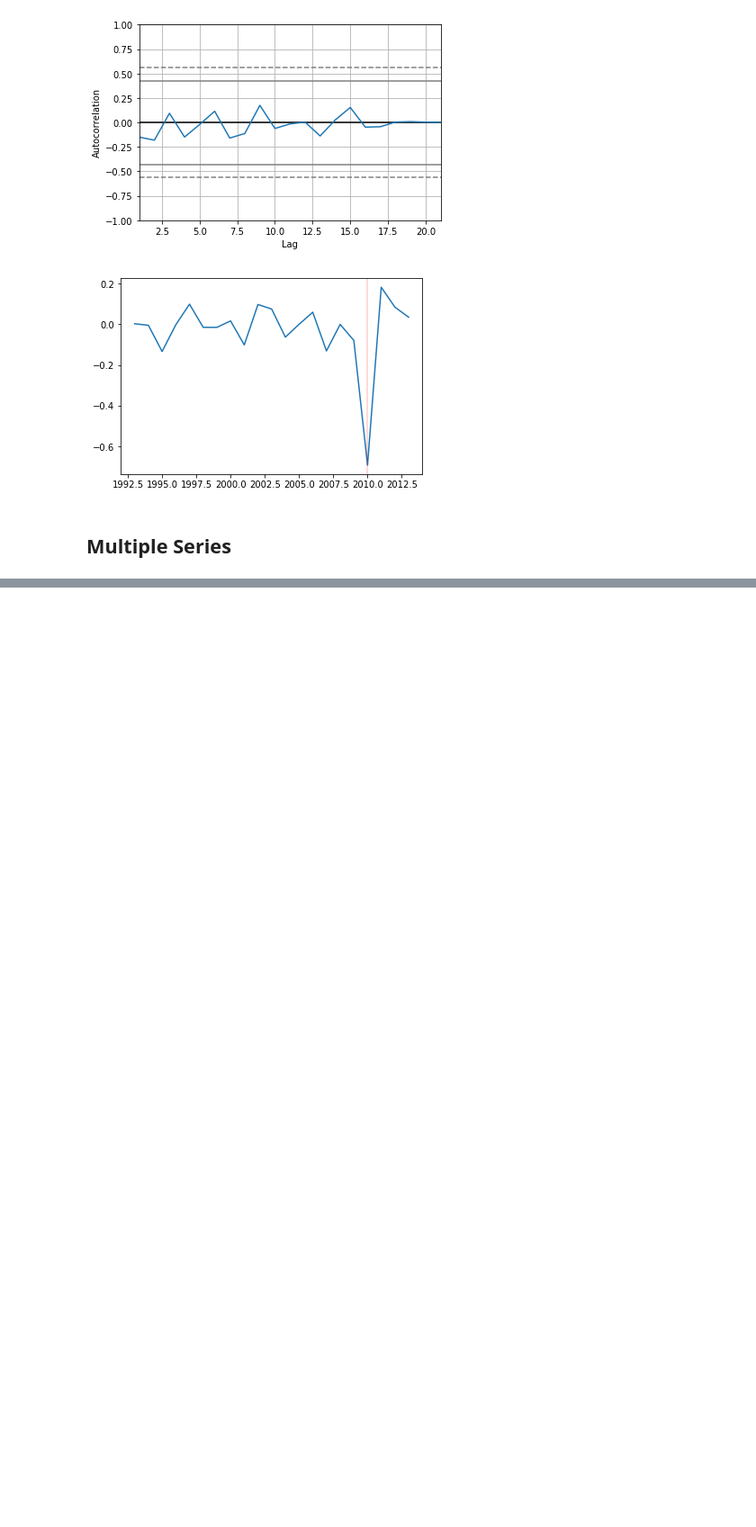
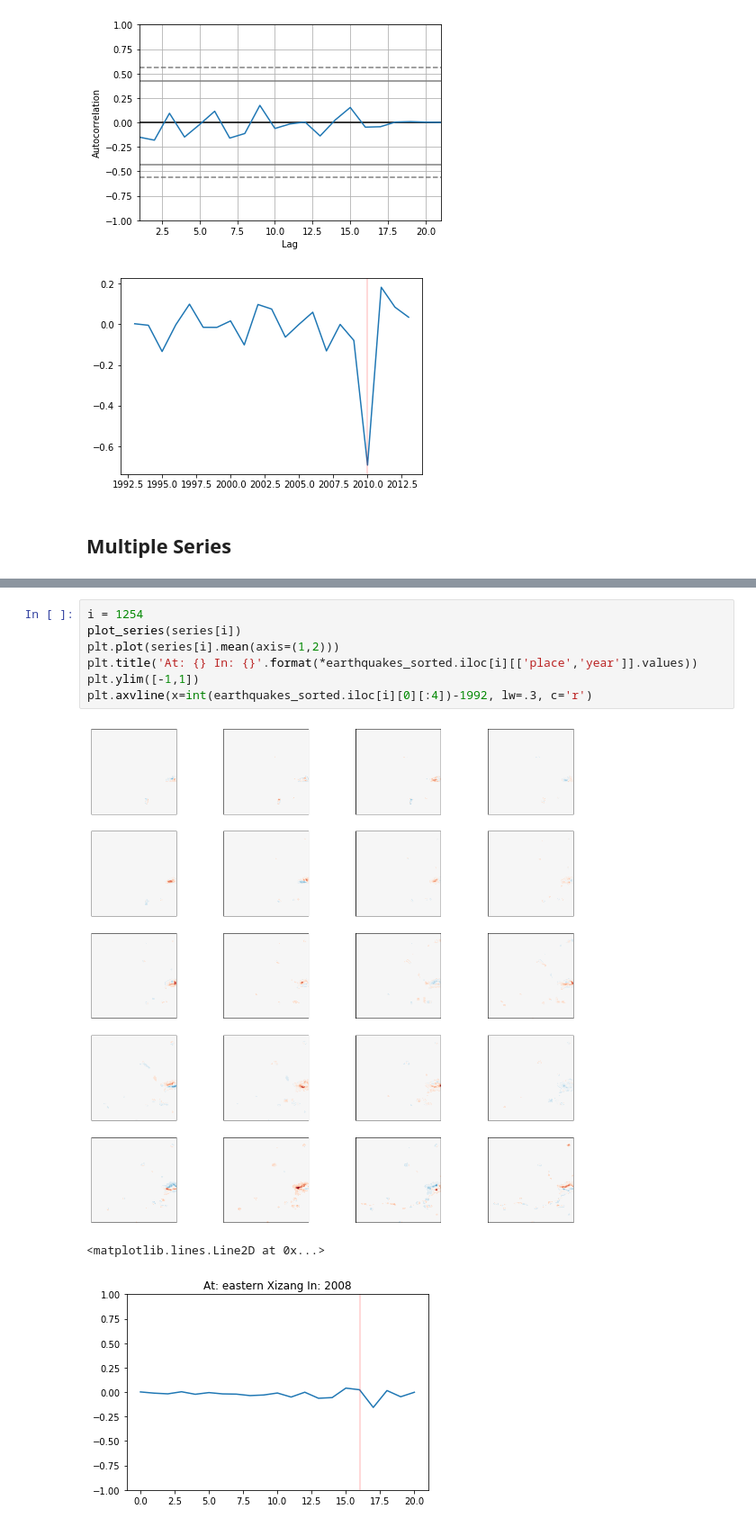
Before and after one commit to feliuserra/Luminosity, a Jupyter notebook: notebooks/data_exploration-series_loader_and_panel.ipynb, the cells around one changed output, grey strips where cells are left out. Shown at 90% size. Saved outputs shown, nothing was run; the diff lists cells and outputs as text; blank space fills up the shorter version.

```diff
--- a/notebooks/data_exploration-series_loader_and_panel.ipynb
+++ b/notebooks/data_exploration-series_loader_and_panel.ipynb
@@ -193,0 +200,11 @@ array([ 1.5])
+# %%
+i = 1254
+plot_series(series[i])
+plt.plot(series[i].mean(axis=(1,2)))
+plt.title('At: {} In: {}'.format(*earthquakes_sorted.iloc[i][['place','year']].values))
+plt.ylim([-1,1])
+plt.axvline(x=int(earthquakes_sorted.iloc[i][0][:4])-1992, lw=.3, c='r')
+# %% [output]
+[figure, added]
+<matplotlib.lines.Line2D at 0x...>
+[figure, added]
```
Also changed, not shown: parts of 16 cells of this notebook, 1 other file.
